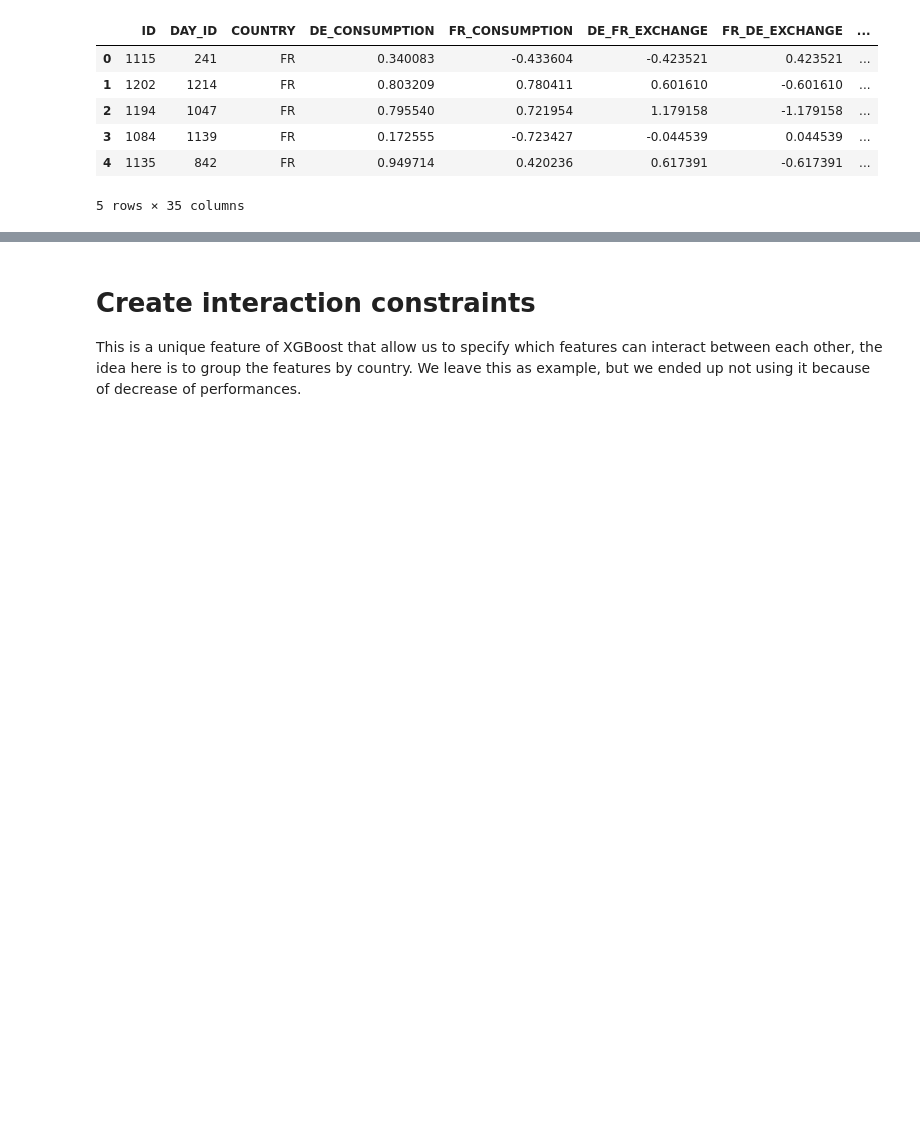
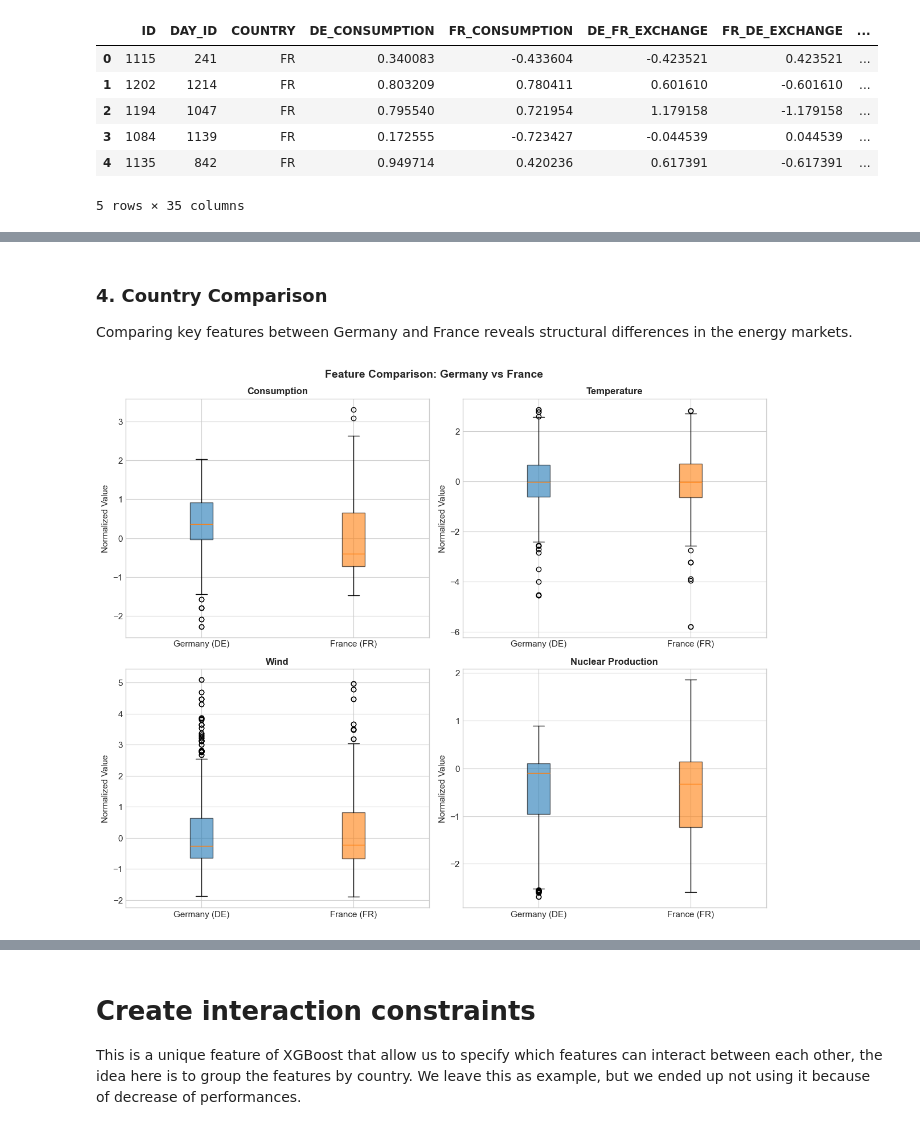
Before and after one commit to Claudio-Me/QRT_energy, a Jupyter notebook: supp_material/Benchmark_QRT_en.ipynb, the cells around one changed output, grey strips where cells are left out. Cells and saved outputs as stored; diff of their text form; code cells hidden in the pictures; blank space fills up the shorter version.

```diff
--- a/supp_material/Benchmark_QRT_en.ipynb
+++ b/supp_material/Benchmark_QRT_en.ipynb
@@ -135,0 +371,15 @@ CARBON_RET                0     0.000000
+# %% [markdown]
+### 4. Country Comparison
+
+Comparing key features between Germany and France reveals structural differences in the energy markets.
+# %%
+# Compare key features between countries
+feature_pairs = [
+    ('DE_CONSUMPTION', 'FR_CONSUMPTION', 'Consumption'),
+    ('DE_TEMP', 'FR_TEMP', 'Temperature'),
+    ('DE_WIND', 'FR_WIND', 'Wind'),
+    ('DE_NUCLEAR', 'FR_NUCLEAR', 'Nuclear Production')
+]
+plot_features_by_country(train_df, feature_pairs)
+# %% [output]
+[figure, added]
```
Also changed, not shown: parts of 45 cells of this notebook, 1 other file.
